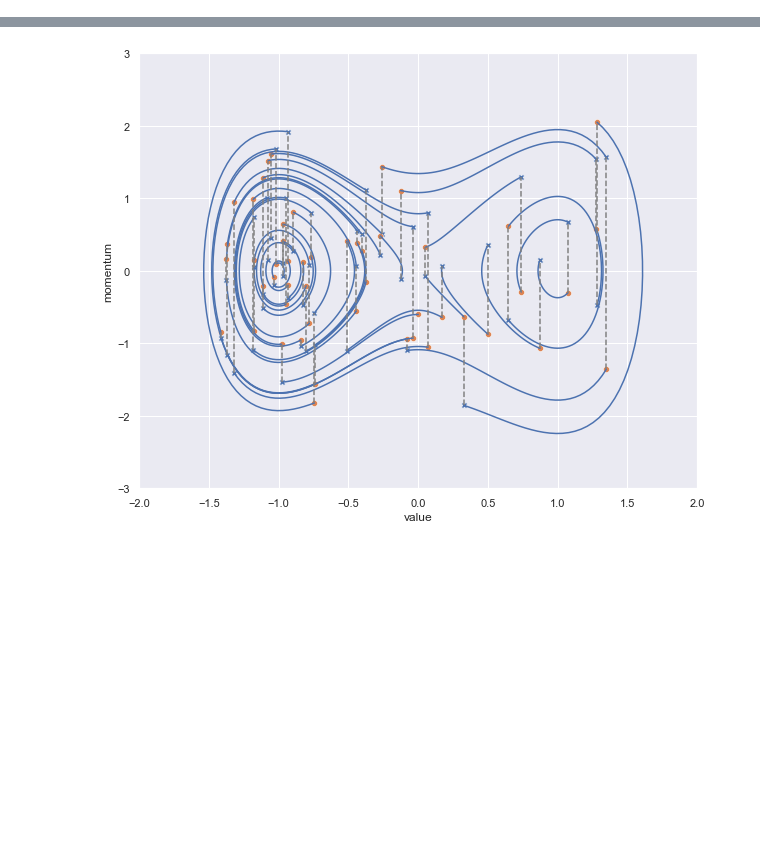
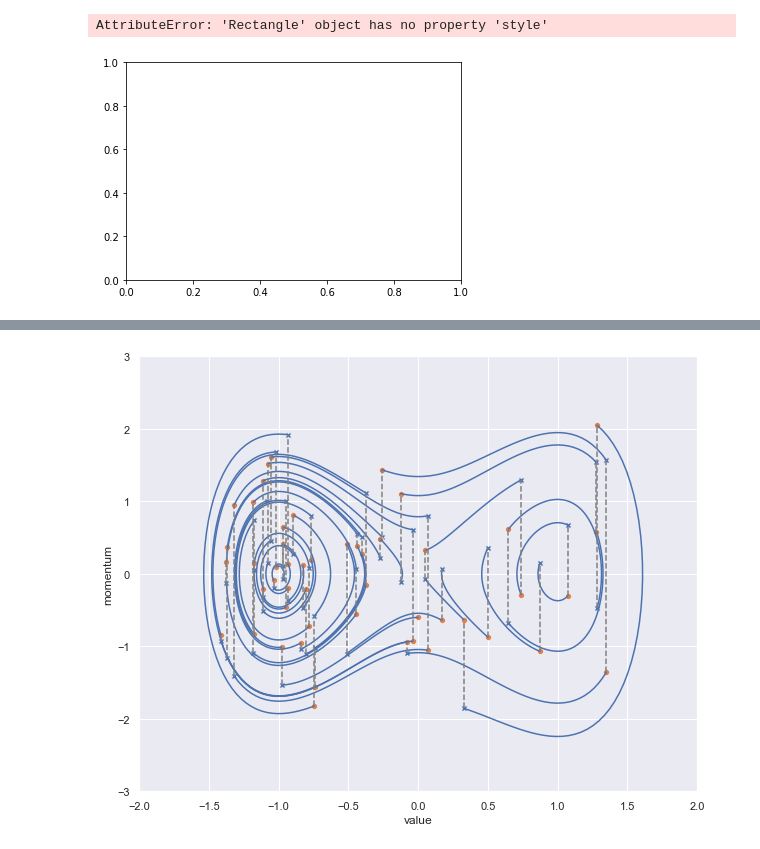
Before and after one commit to sorenhartmann/Speciale, a Jupyter notebook: notebooks/synthetic.ipynb, the cells around one changed output, grey strips where cells are left out. Drawn from its saved outputs; the diff is of its cells as text; code cells hidden in the pictures; blank space fills up the shorter version.

```diff
--- a/notebooks/synthetic.ipynb
+++ b/notebooks/synthetic.ipynb
@@ -12,0 +28,20 @@ The autoreload extension is already loaded. To reload it, use:
+# %%
+from dataclasses import asdict
+import pandas as pd
+
+
+sample_data = pd.concat(
+    pd.DataFrame(pd.Series(torch.load(r.path / "samples.pt"), ))
+    .rename_axis(index="sample")
+    .assign(
+        legend=r.config["legend"]
+    )
+    .set_index(["legend"], append=True)
+    .reorder_levels(["legend", "sample"])
+    for r in m_run.runs if "sampler" in r.config["inference"]
+)
+
+
+
+# plot_distribution(samples, bins)
+# plt.plot(xx, Example.density(xx))
@@ -12,0 +105,6 @@ The autoreload extension is already loaded. To reload it, use:
+# %%
+import seaborn as sns
+sns.histplot(data=sample_data.reset_index("legend").reset_index(drop=True), x="value", hue="legend", style="legend")
+# %% [output]
+AttributeError: 'Rectangle' object has no property 'style'
+[figure, added]
```
Also changed, not shown: parts of 9 cells of this notebook, 18 other files.
